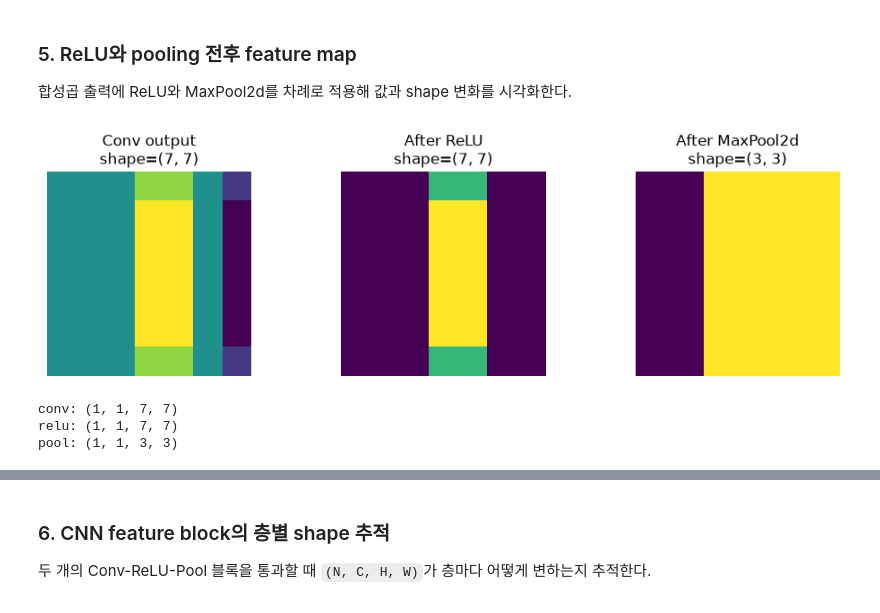
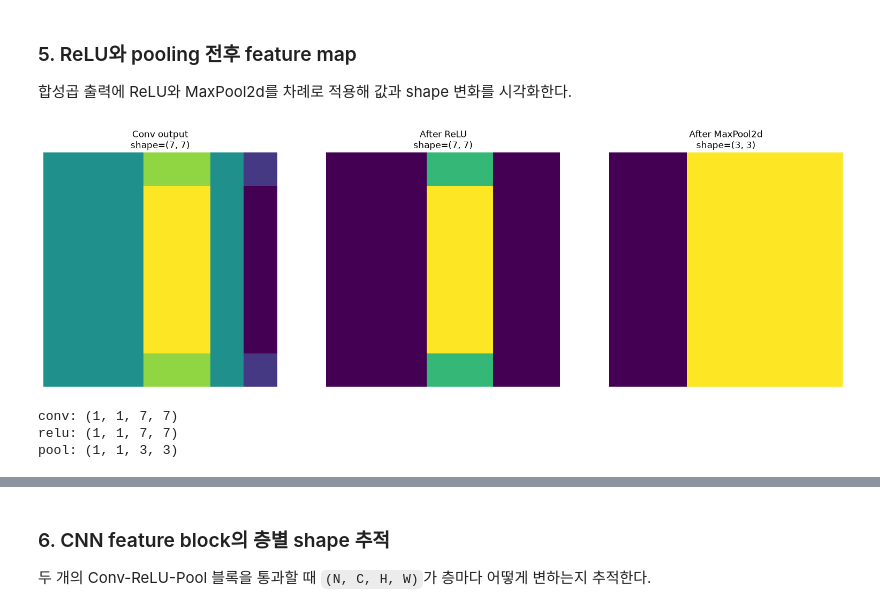
Before and after one commit to muniii-62/07_deep_learning, a Jupyter notebook: 02_cnn/01_conv.ipynb, the cells around one changed output, grey strips where cells are left out. Saved outputs shown, nothing was run; the diff lists cells and outputs as text; code cells hidden in the pictures.

```diff
--- a/02_cnn/01_conv.ipynb
+++ b/02_cnn/01_conv.ipynb
@@ -142,18 +143,27 @@ actual output: (4, 8, 16, 16)
 
 수직 경계 커널이 입력의 밝기 변화 위치를 feature map에 어떻게 강조하는지 시각화한다.
 # %%
-# 왼쪽은 0, 오른쪽은 1 인 7X7인 흑백 입력 생성
+# 왼쪽은 0, 오른쪽은 1인 7x7 흑백 입력 생성
 edge_input = torch.zeros(1, 1, 7, 7)
 edge_input[:, :, :, 4:] = 1.0
 
-#왼쪽과 오른쪽 픽셀 차이를 계산하는 수직 경계 커널 생성
+# 왼쪽과 오른쪽 픽셀 차이를 계산하는 수직 경계 커널 생성
+# - 커널 내부 숫자 == 가중치
+# -> 커널의 크기와 가중치의 분포를 이용해서 이미지에서 추출하려는 특징이 정해진다
 vertical_edge_kernel = torch.tensor(
     [[[[-1.0, 0.0, 1.0],
        [-1.0, 0.0, 1.0],
        [-1.0, 0.0, 1.0]]]]
 )
-# conv2d 합성곱 신경망 모델 생성
-edge_feature_map = F.conv2d(edge_input, vertical_edge_kernel, padding=0)
+
+# conv2d 합성곱 신경만 모델 생성
+# - 커널을 따로 만들어서 사용하지 않고 크기만 지정하면
+# - 평균 0, 표준편차 1 사이 난수로 가중치가 랜덤하게 채워진 커널이 생성된다
+edge_feature_map = F.conv2d(
+    edge_input,
+    vertical_edge_kernel, # 만든 커널 사용
+    padding=0
+)
 
 figure, axes = plt.subplots(1, 3, figsize=(10, 3))
 visual_items = [
@@ -161,6 +171,7 @@ visual_items = [
     (vertical_edge_kernel[0, 0], "Kernel\nshape=(3, 3)"),
     (edge_feature_map[0, 0], "Feature map\nshape=(5, 5)"),
 ]
+
 for axis, (image, title) in zip(axes, visual_items):
     axis.imshow(image, cmap="coolwarm")
     axis.set_title(title)
@@ -191,7 +202,7 @@ for setting in convolution_settings:
     )
     padding_stride_outputs.append(feature_map)
 
-figure, axes = plt.subplots(2, 2, figsize=(7, 6))
+figure, axes = plt.subplots(2, 2, figsize=(10, 8))
 for axis, setting, feature_map in zip(
     axes.flat, convolution_settings, padding_stride_outputs
 ):
@@ -244,42 +259,45 @@ Conv2d는 특징을 계산하고 ReLU는 음수를 0으로 바꾸며, MaxPool2d
 
 합성곱 출력에 ReLU와 MaxPool2d를 차례로 적용해 값과 shape 변화를 시각화한다.
 # %%
-same_feature_map = F.conv2d(edge_input, # (1,1,7,7)
-                            vertical_edge_kernel, # 3X3 짜리
-                            padding=1) # 7X7 -> 9X9 (테두리 1px추가)
-                                        # stride = 1
+same_feature_map = F.conv2d(
+    edge_input,  # (1, 1, 7, 7)
+    vertical_edge_kernel,  # 3 x 3 짜리
+    padding=1 # 7x7 -> 9x9 (테두리 1px 추가)
+    # stride=1 (기본값)
+)
+# -> 결과 7x7 feature map
+
+# ReLU 활성화 함수
+# - 0 이하 수를 모두 0으로 변경(shape 유지)
+relu_feature_map = F.relu(same_feature_map)
+
+# 2x2 영역마다 최댓값 하나를 나미고 stride=2 만큼 이동
+# -> max_pool 커널이 다가가지 못한 영역은 제외된다
+max_pool = nn.MaxPool2d(kernel_size=2, stride=2)
+
+# 원본(9x9) -> 커널 통과한 feature map (7x7)
+# -> 활성화(7x7) -> max_pool 전달(3x3)
+pooled_feature_map = max_pool(relu_feature_map)
 
 
-#Relu 활성화 함수
-# 0 이하 수를 모두 0으로 변경(shape 유지)
-
-relu_feature_map = F.relu(same_feature_map)
-
-# 2X2 영역마다 최댓값 하나를 남기고
-#-> max_pool 커널이 다가가지 못한 영역은 제외된다.
-max_pool = nn.MaxPool2d(kernel_size=2, stride=2)
-
-# 원본 -> 커널 통과한 feature map -> 활성화 -> max_pool 전달
-pooled_feature_map = max_pool(relu_feature_map)
-
-figure, axes = plt.subplots(1, 3, figsize=(10, 3))
+figure, axes = plt.subplots(1, 3, figsize=(16, 5))
 pooling_steps = [
     (same_feature_map[0, 0], "Conv output"),
     (relu_feature_map[0, 0], "After ReLU"),
     (pooled_feature_map[0, 0], "After MaxPool2d"),
 ]
 for axis, (image, step_name) in zip(axes, pooling_steps):
     axis.imshow(image, cmap="viridis")
     axis.set_title(f"{step_name}\nshape={tuple(image.shape)}")
     axis.axis("off")
 plt.tight_layout()
 plt.show()
 
 print("conv:", tuple(same_feature_map.shape))
 print("relu:", tuple(relu_feature_map.shape))
 print("pool:", tuple(pooled_feature_map.shape))
 # %% [output]
-[figure, old version]
+[figure, new version]
 conv: (1, 1, 7, 7)
 relu: (1, 1, 7, 7)
 pool: (1, 1, 3, 3)
```
Also changed, not shown: parts of 11 cells of this notebook, 13 other files.
